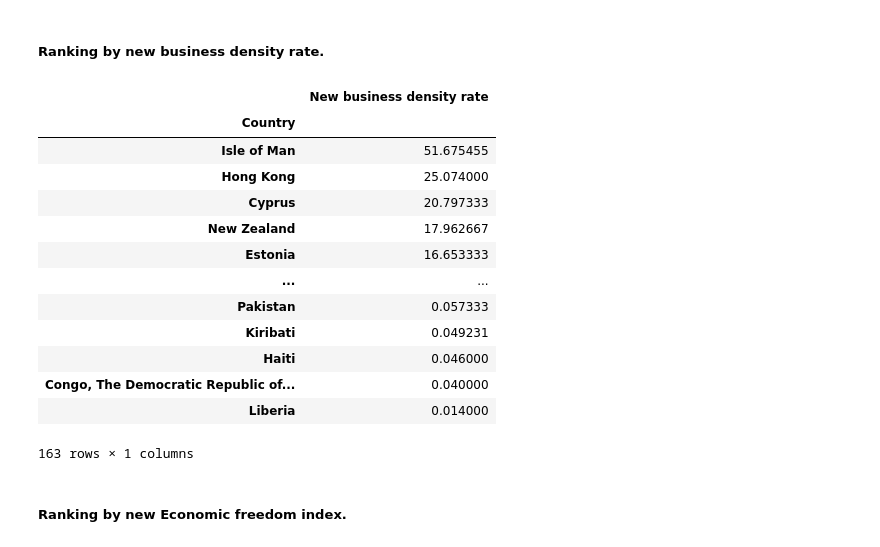
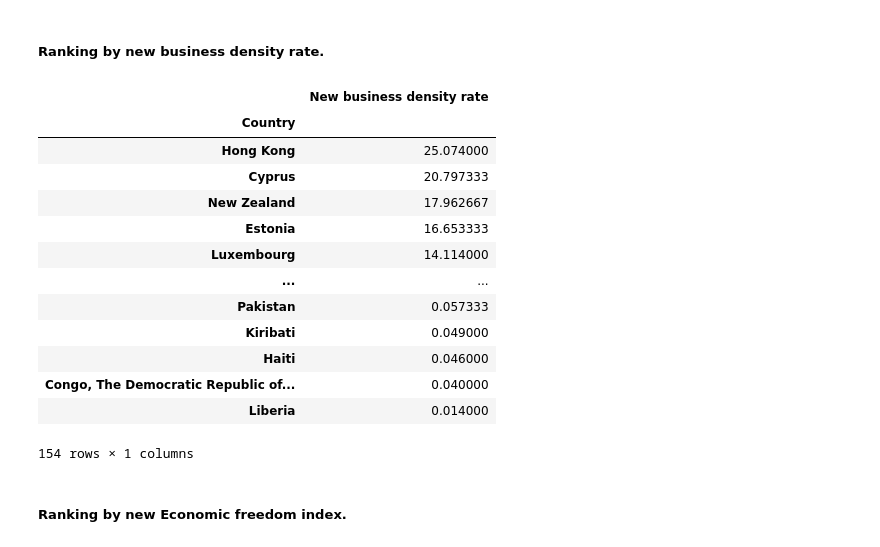
Before and after one commit to 92CMDiego/mid-project-analysing-companies-creation, a Jupyter notebook: Analysing/Analysing_correlations_hypothesis_and_overall_check.ipynb, the cells around one changed output. Cells and saved outputs as stored; diff of their text form; code cells hidden in the pictures.

```diff
--- a/Analysing/Analysing_correlations_hypothesis_and_overall_check.ipynb
+++ b/Analysing/Analysing_correlations_hypothesis_and_overall_check.ipynb
@@ -173,5 +197,5 @@ We divide de data into to categories. Lower level of economic freedom score and
 # %%
-df2['Ec freedom score level'] = pd.qcut(df['Economic freedom index'], 2, labels=['Lower level', 'Upper level'])
+df2['Ec freedom score level'] = pd.qcut(df2['Economic freedom index'], 2, labels=['Lower level', 'Upper level'])
 # %% [output]
 A value is trying to be set on a copy of a slice from a DataFrame.
 Try using .loc[row_indexer,col_indexer] = value instead
@@ -243,24 +267,24 @@ df2[df2['Ec freedom score level'] == 'Upper level']['Economic freedom index'].me
 # %% [markdown]
 ##### Ranking by new business density rate.
 # %%
-df_nbd = df.groupby('Country').agg({'New business density rate': 'mean'})
+df2_nbd = df2.groupby('Country').agg({'New business density rate': 'mean'})
 # %%
-df_nbd.sort_values(by='New business density rate', ascending=False)
+df2_nbd.sort_values(by='New business density rate', ascending=False)
 # %% [output]
 |  | New business density rate |
 | Country |  |
-| Isle of Man | 51.675455 |
 | Hong Kong | 25.074000 |
 | Cyprus | 20.797333 |
 | New Zealand | 17.962667 |
 | Estonia | 16.653333 |
+| Luxembourg | 14.114000 |
 | ... | ... |
 | Pakistan | 0.057333 |
-| Kiribati | 0.049231 |
+| Kiribati | 0.049000 |
 | Haiti | 0.046000 |
 | Congo, The Democratic Republic of... | 0.040000 |
 | Liberia | 0.014000 |
-163 rows × 1 columns
+154 rows × 1 columns
 # %% [markdown]
 ##### Ranking by new Economic freedom index.
 # %%
```
Also changed, not shown: parts of 23 cells of this notebook.
